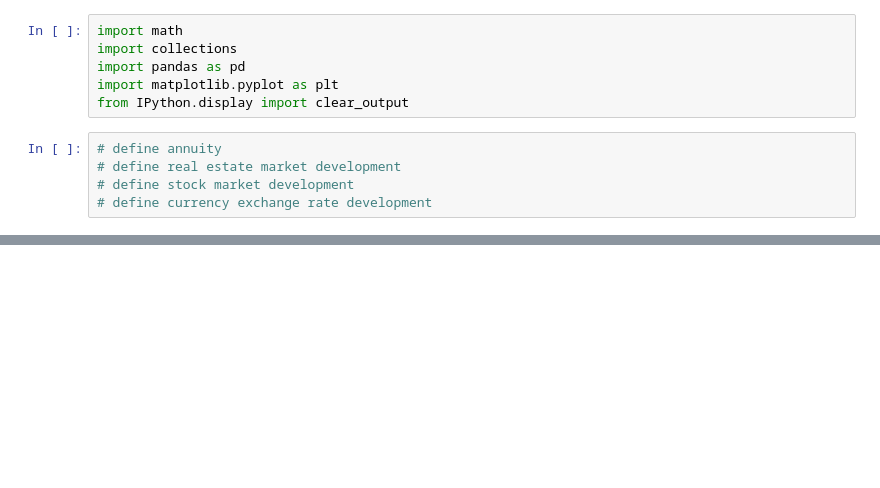
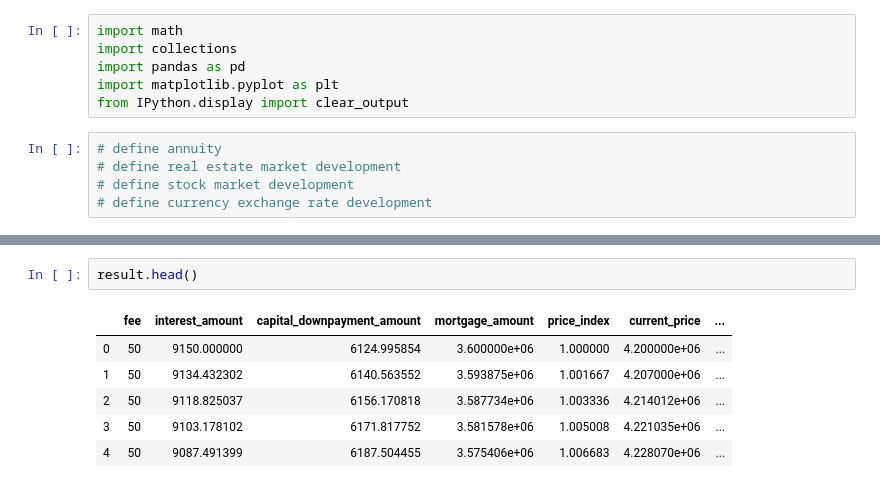
Before and after one commit to rossrco/real_estate_sim, a Jupyter notebook: prototype.ipynb, the cells around one changed output, grey strips where cells are left out. Drawn from its saved outputs; the diff is of its cells as text; blank space fills up the shorter version.

```diff
--- a/prototype.ipynb
+++ b/prototype.ipynb
@@ -114 +118,10 @@ df.head(15)
+# %%
+result.head()
+# %% [output]
+|  | fee | interest_amount | capital_downpayment_amount | mortgage_amount | price_index | current_price | ... |
+| 0 | 50 | 9150.000000 | 6124.995854 | 3.600000e+06 | 1.000000 | 4.200000e+06 | ... |
+| 1 | 50 | 9134.432302 | 6140.563552 | 3.593875e+06 | 1.001667 | 4.207000e+06 | ... |
+| 2 | 50 | 9118.825037 | 6156.170818 | 3.587734e+06 | 1.003336 | 4.214012e+06 | ... |
+| 3 | 50 | 9103.178102 | 6171.817752 | 3.581578e+06 | 1.005008 | 4.221035e+06 | ... |
+| 4 | 50 | 9087.491399 | 6187.504455 | 3.575406e+06 | 1.006683 | 4.228070e+06 | ... |
 # %%
```
Also changed, not shown: parts of 14 cells of this notebook.
